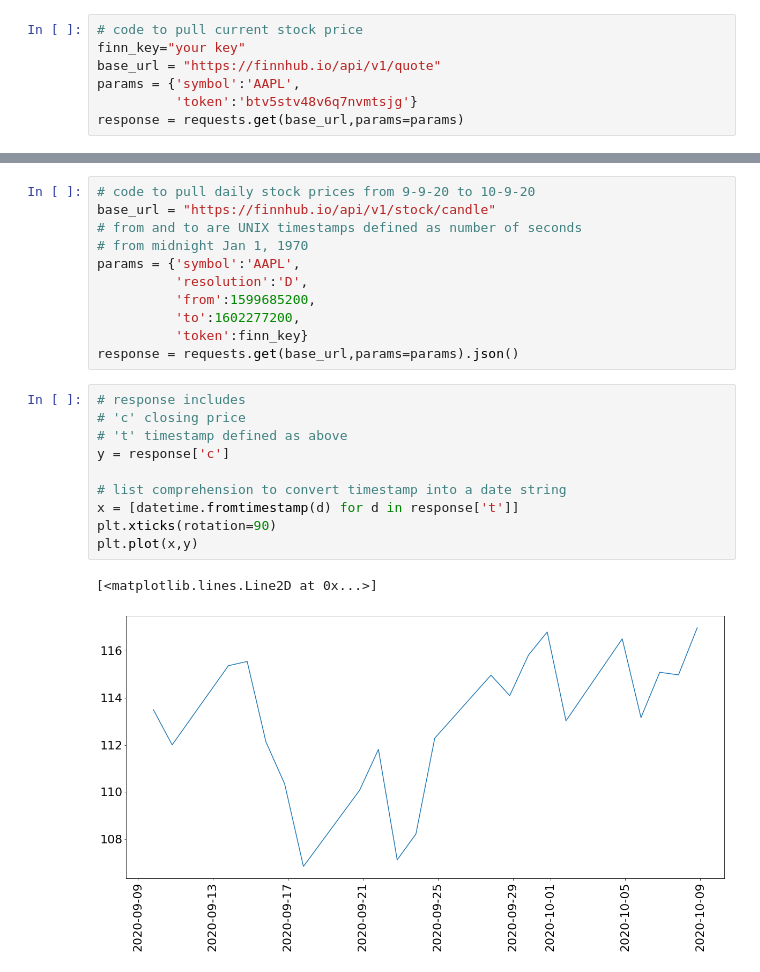
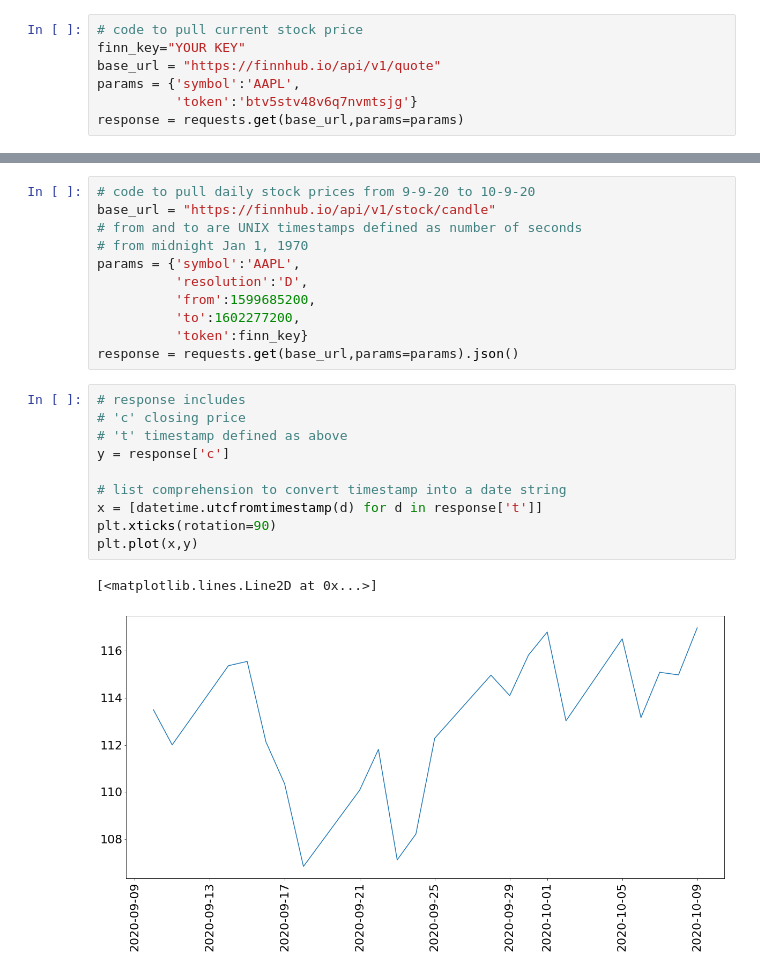
Before and after one commit to nmburns2/stock_analysis_project, a Jupyter notebook: finnhub.ipynb, the cells around one changed output, grey strips where cells are left out. Cells and saved outputs as stored; diff of their text form.

```diff
--- a/finnhub.ipynb
+++ b/finnhub.ipynb
@@ -10,7 +10,7 @@ rcParams['figure.figsize'] = [20, 9]
 plt.rcParams.update({'font.size': 22})
 # %%
 # code to pull current stock price
-finn_key="your key"
+finn_key="YOUR KEY"
 base_url = "https://finnhub.io/api/v1/quote"
 params = {'symbol':'AAPL',
           'token':'btv5stv48v6q7nvmtsjg'}
@@ -36,13 +29,13 @@ response = requests.get(base_url,params=params).json()
 # %%
 # response includes
 # 'c' closing price
 # 't' timestamp defined as above
 y = response['c']
 
 # list comprehension to convert timestamp into a date string
-x = [datetime.fromtimestamp(d) for d in response['t']]
+x = [datetime.utcfromtimestamp(d) for d in response['t']]
 plt.xticks(rotation=90)
 plt.plot(x,y)
 # %% [output]
 [<matplotlib.lines.Line2D at 0x...>]
-[figure, old version]
+[figure, new version]
```
Also changed, not shown: parts of 1 cell of this notebook.
